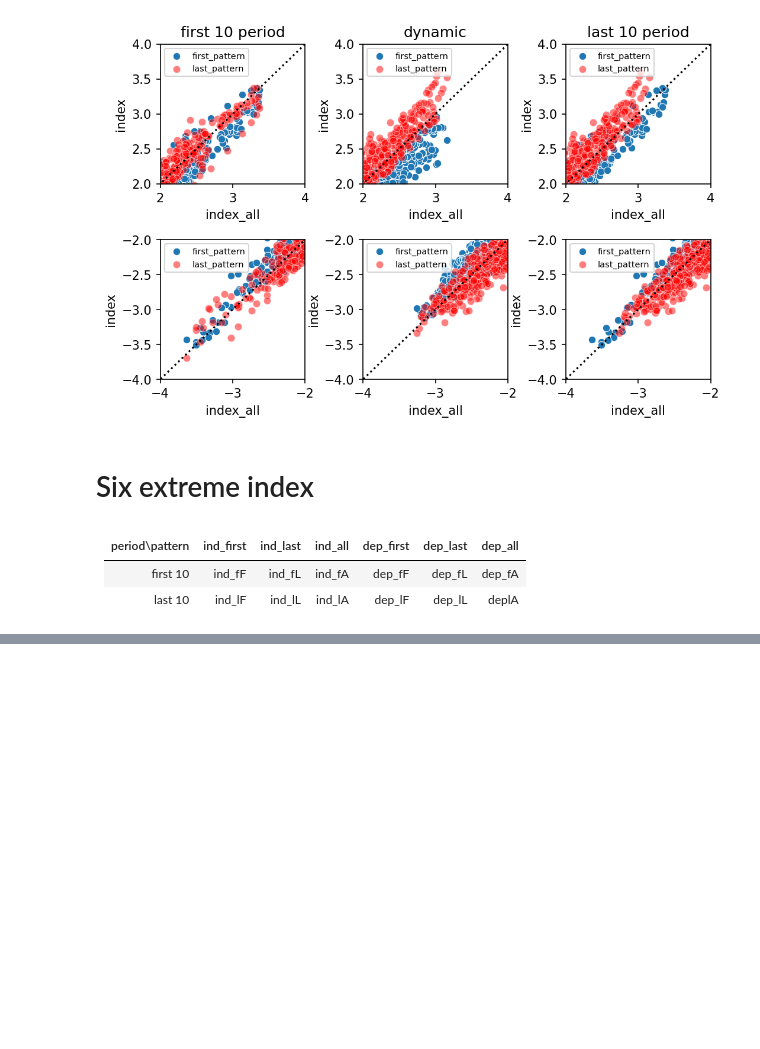
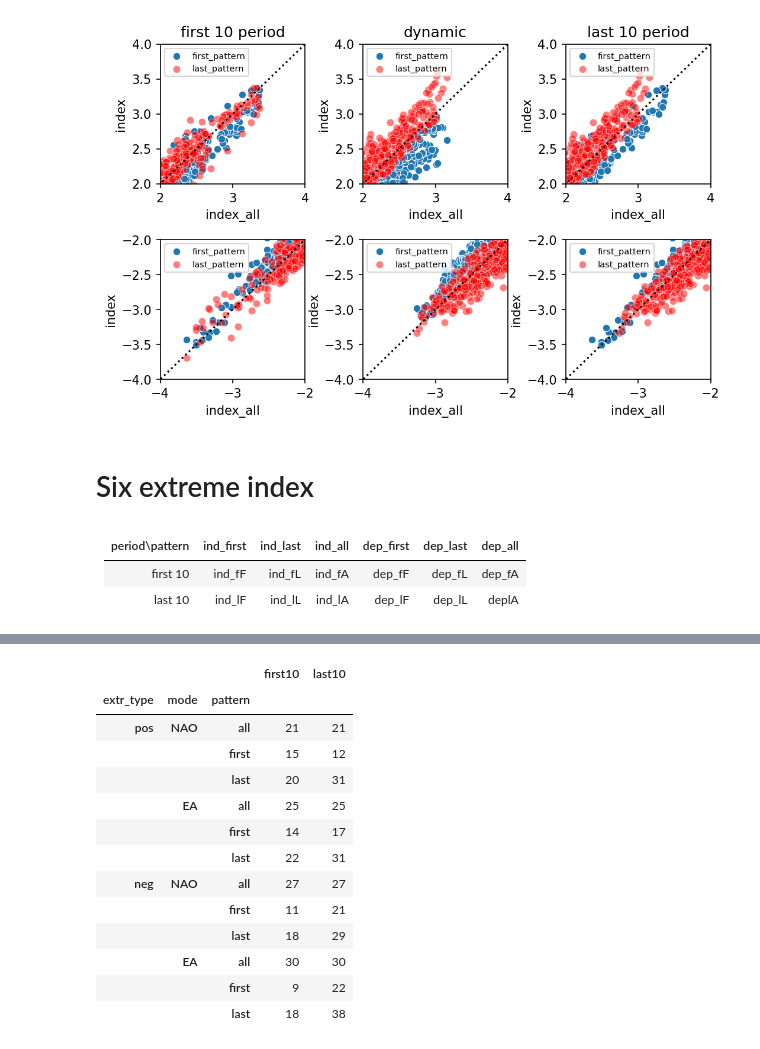
Before and after one commit to liuquan18/Teleconnection, a Jupyter notebook: scripts/IndexDiffPattern_analyze.ipynb, the cells around one changed output, grey strips where cells are left out. Drawn from its saved outputs; the diff is of its cells as text; code cells hidden in the pictures; blank space fills up the shorter version.

```diff
--- a/scripts/IndexDiffPattern_analyze.ipynb
+++ b/scripts/IndexDiffPattern_analyze.ipynb
@@ -183,0 +136,19 @@ ind_lA.to_dataframe()
+# %%
+df = sis.extr_count_df([ind_fA,ind_fF,ind_fL,ind_lA,ind_lF,ind_lL],hlayer = 50000)
+# %%
+df
+# %% [output]
+|  |  |  | first10 | last10 |
+| extr_type | mode | pattern |  |  |
+| pos | NAO | all | 21 | 21 |
+|  |  | first | 15 | 12 |
+|  |  | last | 20 | 31 |
+|  | EA | all | 25 | 25 |
+|  |  | first | 14 | 17 |
+|  |  | last | 22 | 31 |
+| neg | NAO | all | 27 | 27 |
+|  |  | first | 11 | 21 |
+|  |  | last | 18 | 29 |
+|  | EA | all | 30 | 30 |
+|  |  | first | 9 | 22 |
+|  |  | last | 18 | 38 |
```
Also changed, not shown: parts of 20 cells of this notebook, 2 other files.
